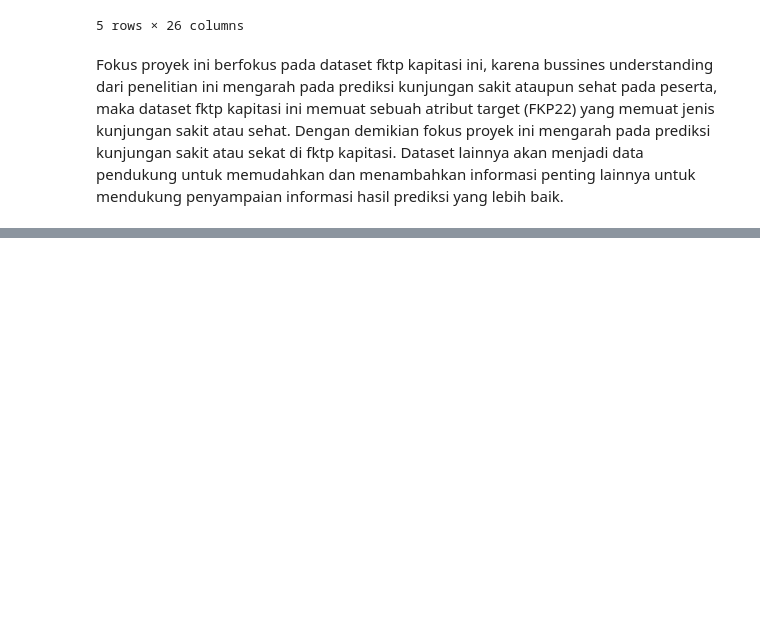
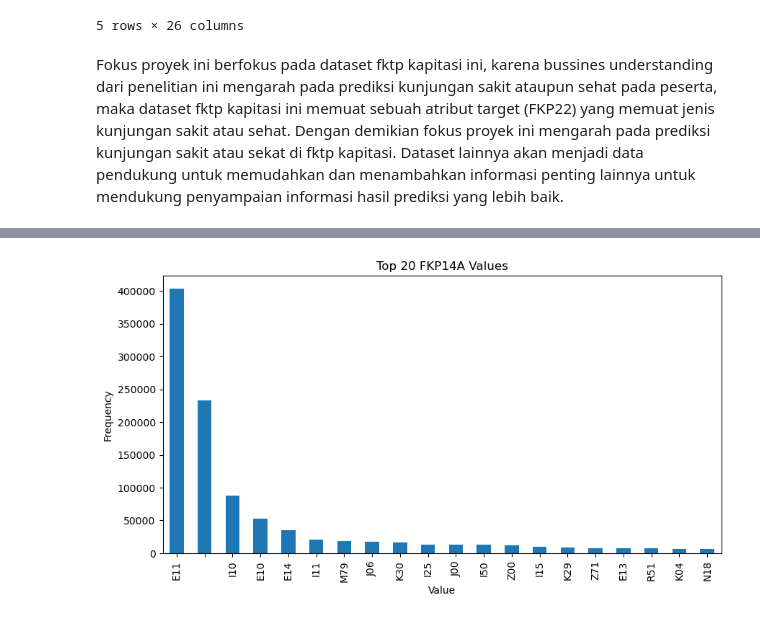
Before and after one commit to NaomiLumbanraja/BPPJS-Hackaton-Visit-Type-Prediction-Healthy-Sick, a Jupyter notebook: Application/code.ipynb, the cells around one changed output, grey strips where cells are left out. Drawn from its saved outputs; the diff is of its cells as text; code cells hidden in the pictures; blank space fills up the shorter version.

```diff
--- a/Application/code.ipynb
+++ b/Application/code.ipynb
@@ -368,0 +500,9 @@ Fokus proyek ini berfokus pada dataset fktp kapitasi ini, karena bussines unders
+# %%
+# Frekuensi nilai unik pada FKP14A
+top_values = df['FKP14A'].value_counts().head(20)  # 20 nilai teratas
+top_values.plot(kind='bar', figsize=(10, 5), title="Top 20 FKP14A Values")
+plt.xlabel('Value')
+plt.ylabel('Frequency')
+plt.show()
+# %% [output]
+[figure, added]
```
Also changed, not shown: parts of 13 cells of this notebook.
